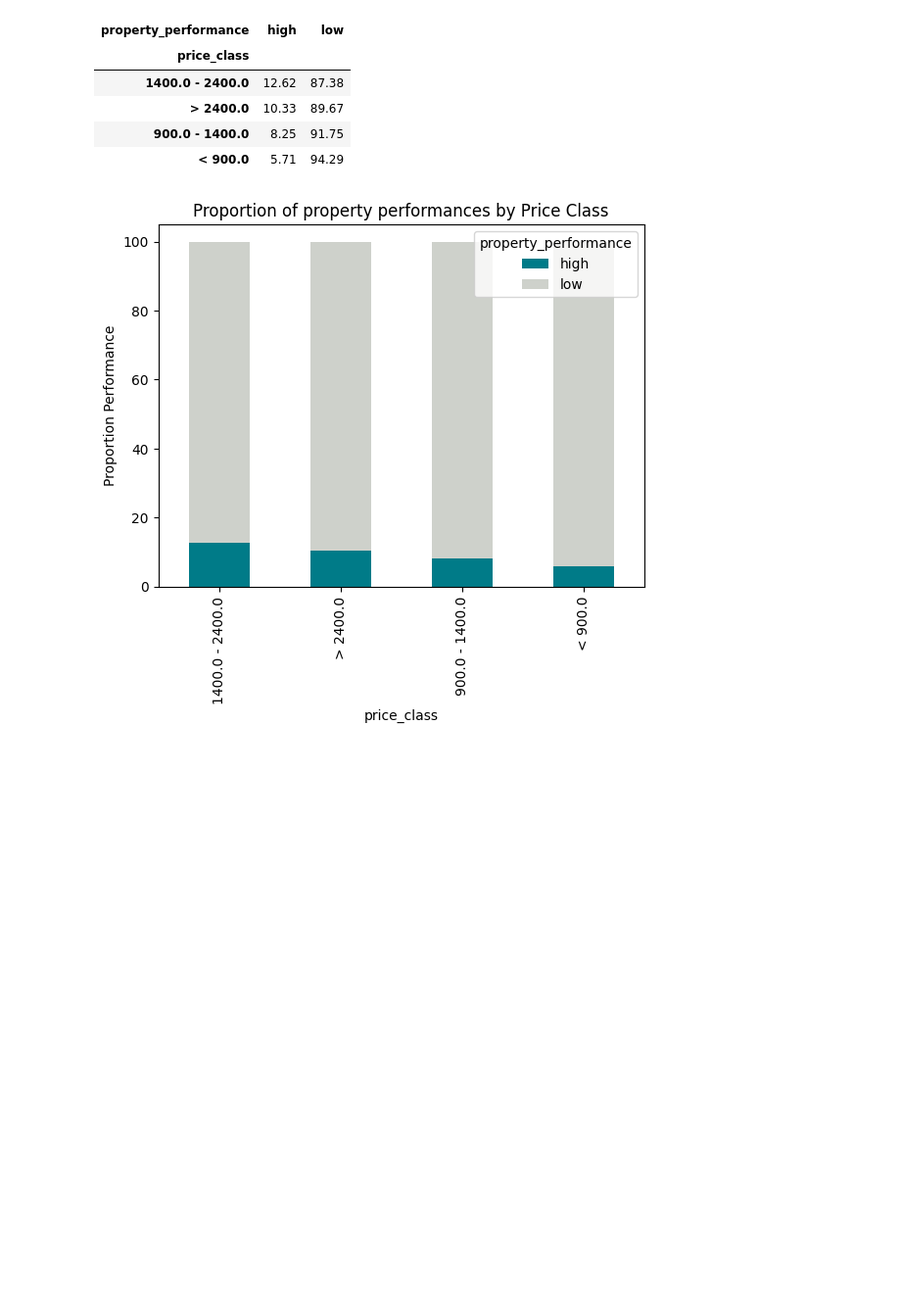
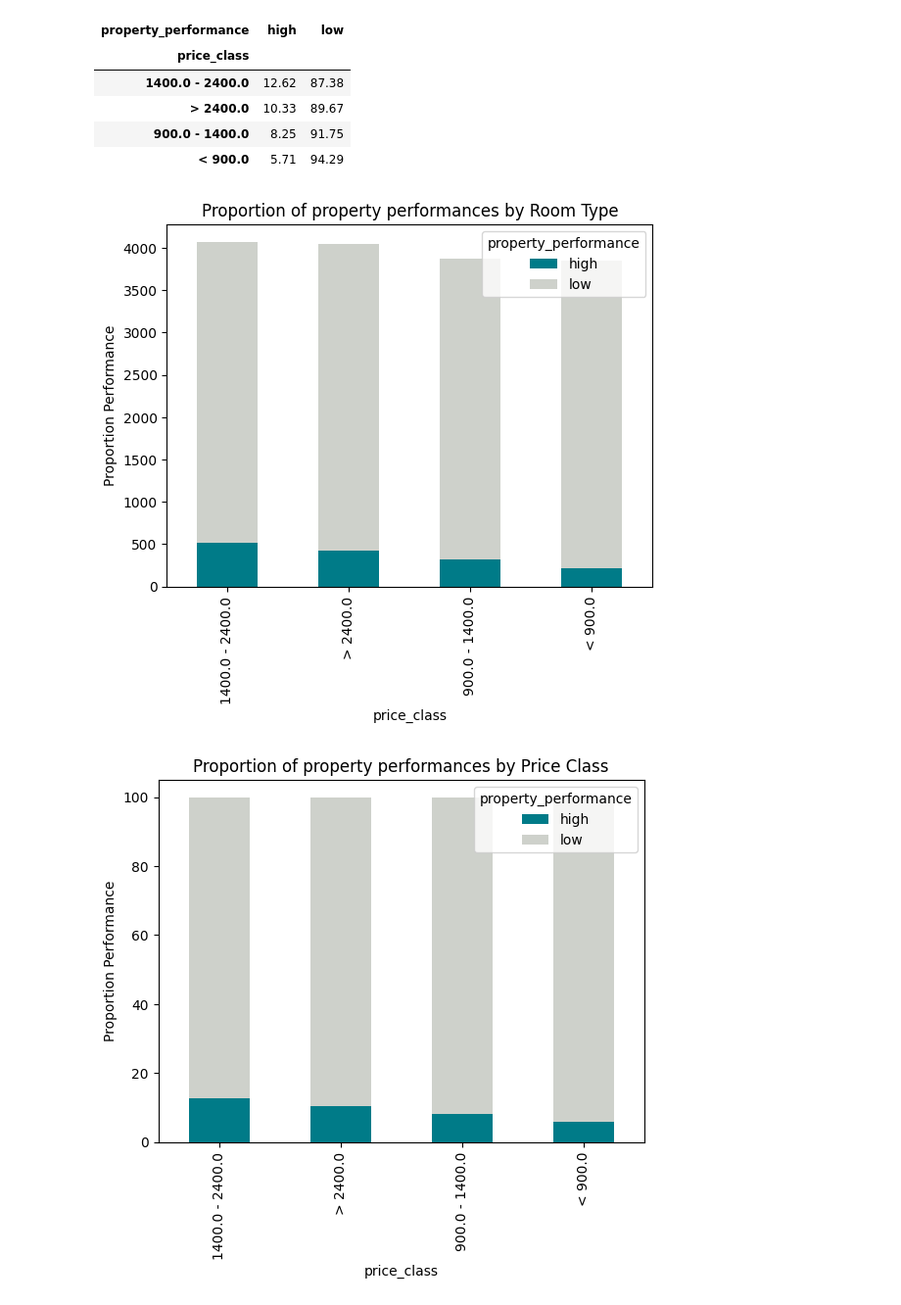
Before and after one commit to aridiawan/Airbnb-listing-Bangkok, a Jupyter notebook: notebooks/2.0-data-exploration.ipynb, the cells around one changed output. Shown at 98% size. Drawn from its saved outputs; the diff is of its cells as text; code cells hidden in the pictures; blank space fills up the shorter version.

```diff
--- a/notebooks/2.0-data-exploration.ipynb
+++ b/notebooks/2.0-data-exploration.ipynb
@@ -503,6 +512,15 @@ display(bnb_pr.sort_values('high', ascending=False), bnb_pr_percent)
 | > 2400.0 | 10.33 | 89.67 |
 | 900.0 - 1400.0 | 8.25 | 91.75 |
 | < 900.0 | 5.71 | 94.29 |
+# %%
+# creat barchart
+bnb_pr.sort_values('high', ascending=False).plot(kind='bar', stacked=True, color=["#007b88", '#ced1cb'])
+
+# set title
+plt.ylabel(f'Proportion Performance')
+plt.title('Proportion of property performances by Room Type');
+# %% [output]
+[figure, added]
 # %%
 # creat barchart
 bnb_pr_percent.plot(kind='bar', stacked=True, color=["#007b88", '#ced1cb'])
```
Also changed, not shown: parts of 4 cells of this notebook.
